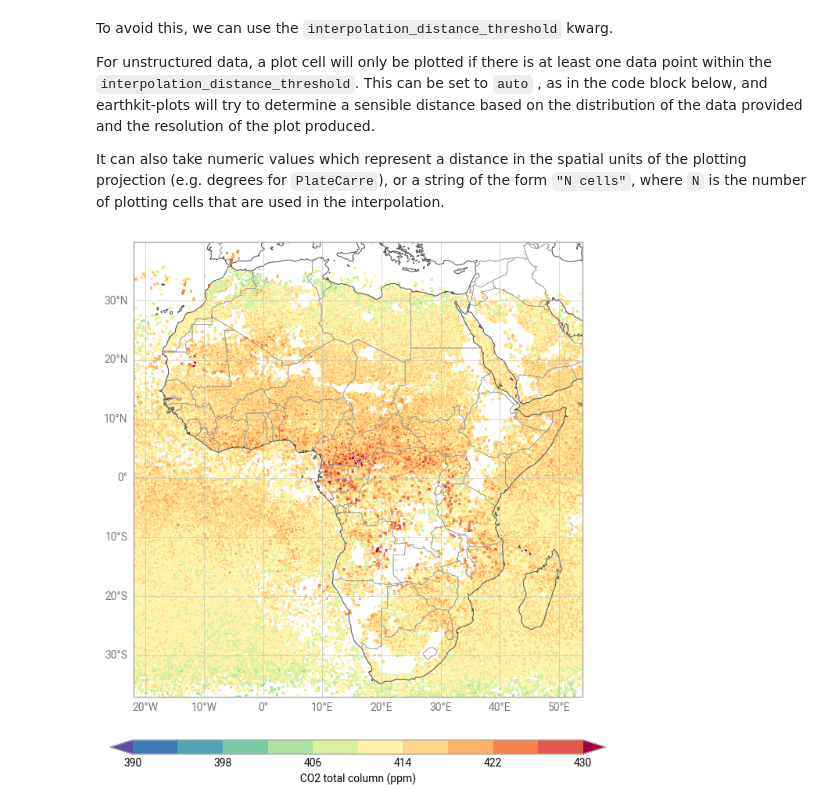
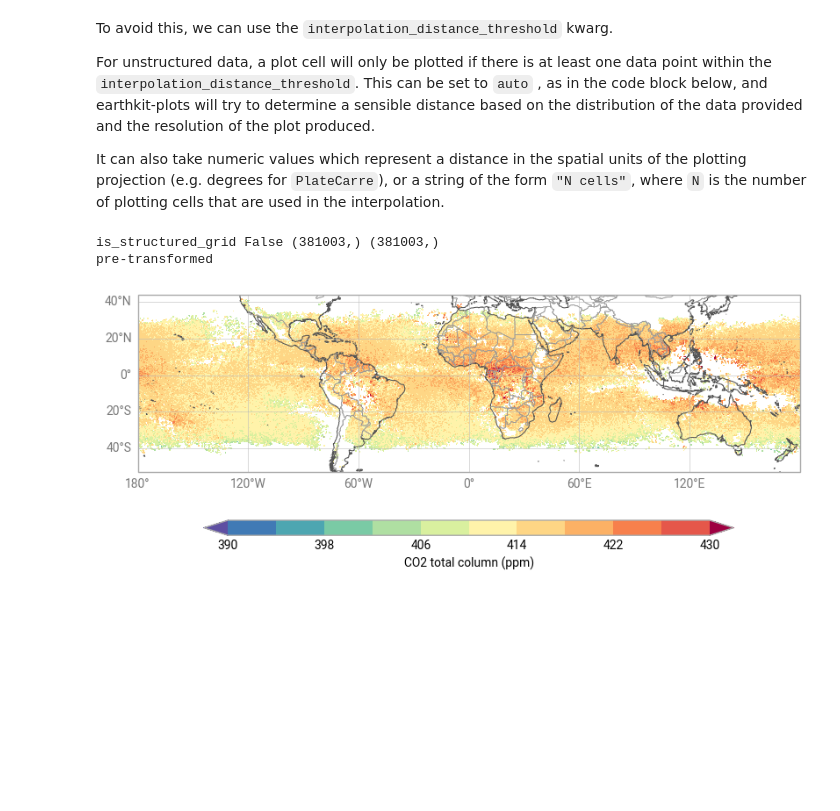
Before and after one commit to ecmwf/earthkit-plots, a Jupyter notebook: docs/examples/unstructured_data.ipynb, the cells around one changed output. Cells and saved outputs as stored; diff of their text form; code cells hidden in the pictures; blank space fills up the shorter version.

```diff
--- a/docs/examples/unstructured_data.ipynb
+++ b/docs/examples/unstructured_data.ipynb
@@ -154,22 +196,24 @@ For unstructured data, a plot cell will only be plotted if there is at least one
 
 It can also take numeric values which represent a distance in the spatial units of the plotting projection (e.g. degrees for `PlateCarre`), or a string of the form `"N cells"`, where `N` is the number of plotting cells that are used in the interpolation.
 # %%
-chart = earthkit.plots.Map(domain="Africa")
+chart = earthkit.plots.Map() # domain=["Africa"])
 
 chart.contourf(
     z = data_xr.co2.values,
     x = data_xr.longitude.values,
     y = data_xr.latitude.values,
     style=STYLE,
-    interpolation_distance_threshold="auto"
+    interpolate=dict(distance_threshold="auto")
 )
 
 chart.coastlines()
 chart.borders()
 chart.gridlines()
 
 chart.legend(label="CO2 total column (ppm)")
 
 chart.show()
 # %% [output]
+is_structured_grid False (381003,) (381003,)
+pre-transformed
-[figure, old version]
+[figure, new version]
```
Also changed, not shown: parts of 4 cells of this notebook.
